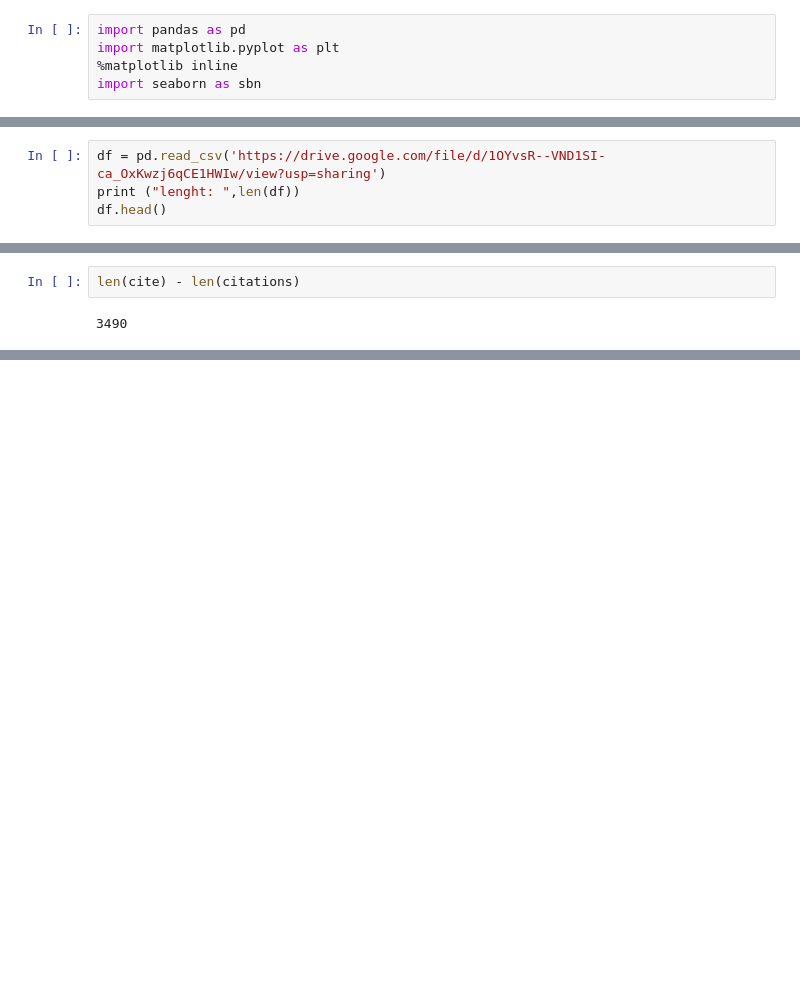
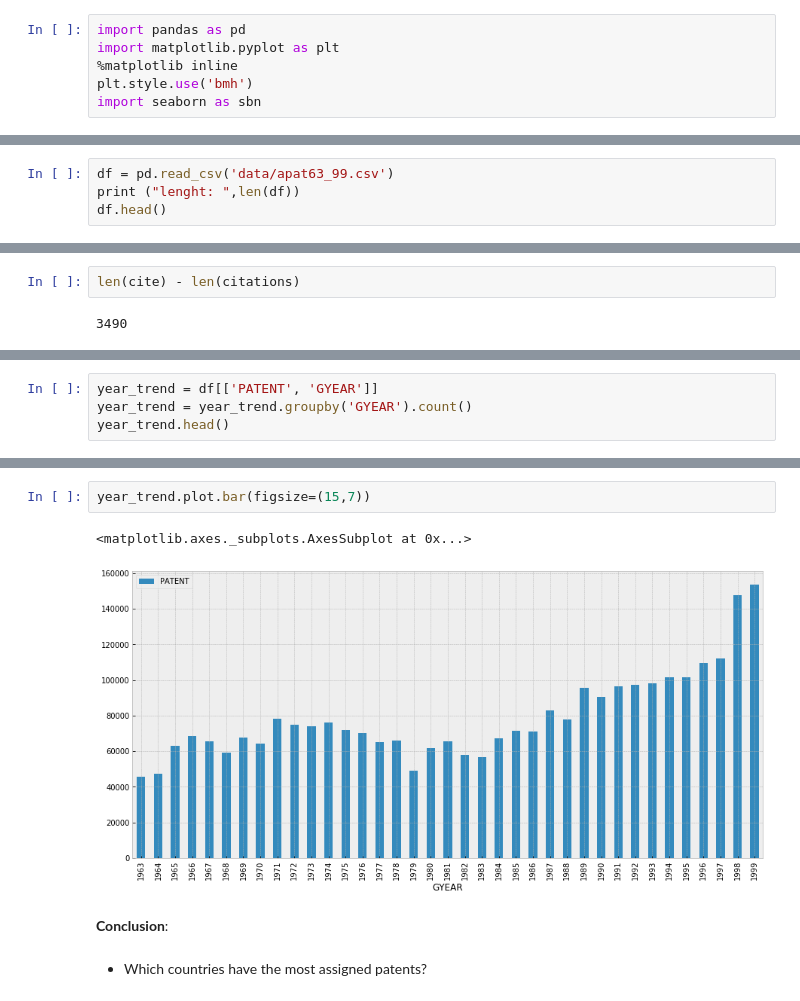
Before and after one commit to antonino-barbera/seanbi, a Jupyter notebook: project/project.ipynb, the cells around one changed output, grey strips where cells are left out. Cells and saved outputs as stored; diff of their text form; blank space fills up the shorter version.

```diff
--- a/project/project.ipynb
+++ b/project/project.ipynb
@@ -18,11 +18,12 @@ These data are described in detail in NBER Working Paper No. XXXX, "The NBER Pat
 import pandas as pd
 import matplotlib.pyplot as plt
 %matplotlib inline
+plt.style.use('bmh')
 import seaborn as sbn
 # %% [markdown]
 ### Pat63_99 file
 # %%
-df = pd.read_csv('https://drive.google.com/file/d/1OYvsR--VND1SI-ca_OxKwzj6qCE1HWIw/view?usp=sharing')
+df = pd.read_csv('data/apat63_99.csv')
 print ("lenght: ",len(df))
 df.head()
 # %% [output]
@@ -292,0 +320,4 @@ len(cite) - len(citations)
+# %%
+year_trend = df[['PATENT', 'GYEAR']]
+year_trend = year_trend.groupby('GYEAR').count()
+year_trend.head()
@@ -292,0 +332,9 @@ len(cite) - len(citations)
+# %%
+year_trend.plot.bar(figsize=(15,7))
+# %% [output]
+<matplotlib.axes._subplots.AxesSubplot at 0x...>
+[figure, added]
+# %% [markdown]
+**Conclusion**:
+# %% [markdown]
+* Which countries have the most assigned patents?
```
Also changed, not shown: parts of 15 cells of this notebook, 3 other files.
